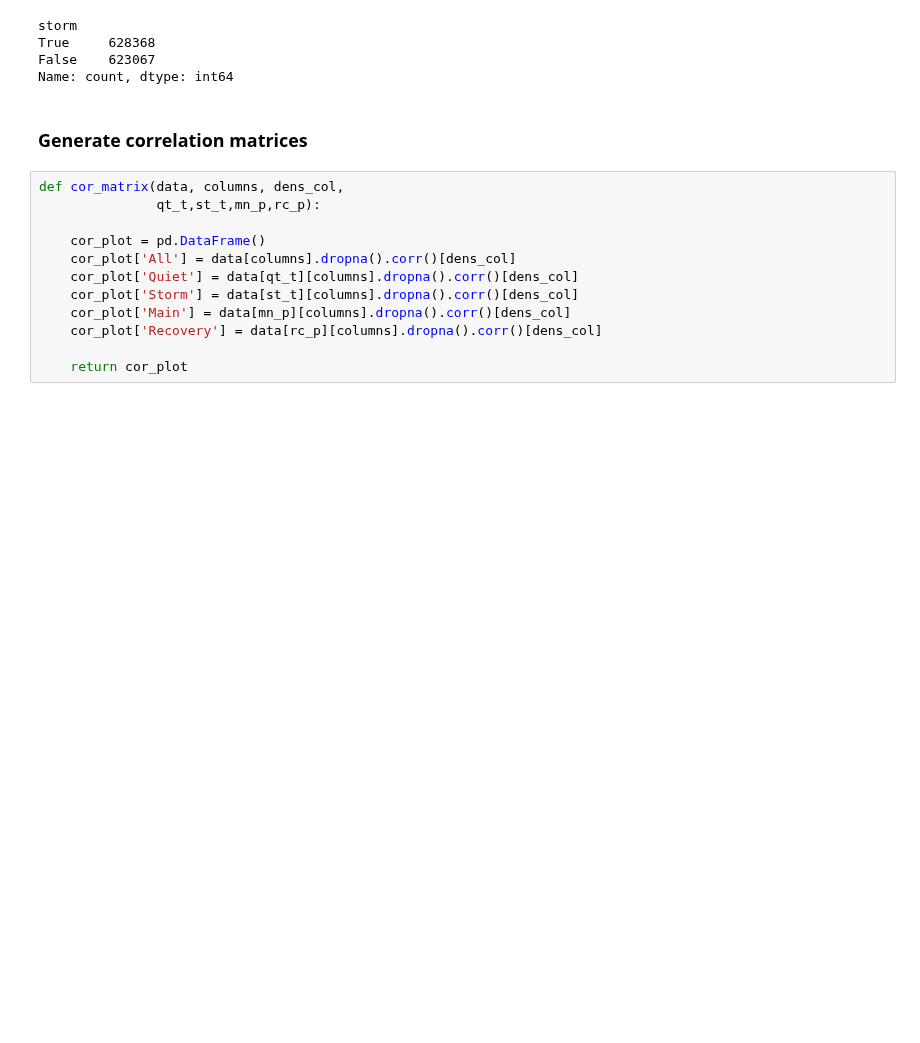
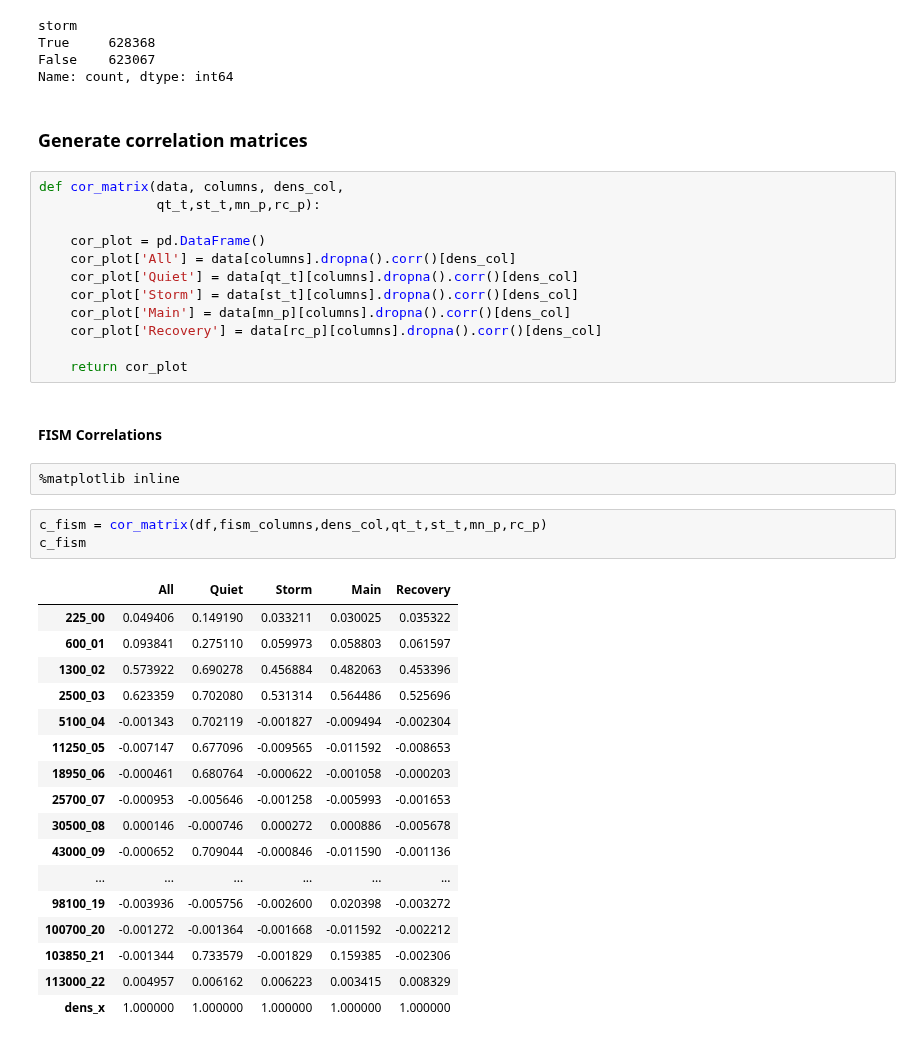
Before and after one commit to kylermurphy/SatDrag, a Jupyter notebook: Notebooks/Coor_database_v3.ipynb, the cells around one changed output. Cells and saved outputs as stored; diff of their text form; blank space fills up the shorter version.

```diff
--- a/Notebooks/Coor_database_v3.ipynb
+++ b/Notebooks/Coor_database_v3.ipynb
@@ -73,3 +72,28 @@ def cor_matrix(data, columns, dens_col,
     cor_plot['Recovery'] = data[rc_p][columns].dropna().corr()[dens_col]
 
     return cor_plot
+# %% [markdown]
+#### FISM Correlations
+# %%
+%matplotlib inline
+# %%
+c_fism = cor_matrix(df,fism_columns,dens_col,qt_t,st_t,mn_p,rc_p)
+c_fism
+# %% [output]
+|  | All | Quiet | Storm | Main | Recovery |
+| 225_00 | 0.049406 | 0.149190 | 0.033211 | 0.030025 | 0.035322 |
+| 600_01 | 0.093841 | 0.275110 | 0.059973 | 0.058803 | 0.061597 |
+| 1300_02 | 0.573922 | 0.690278 | 0.456884 | 0.482063 | 0.453396 |
+| 2500_03 | 0.623359 | 0.702080 | 0.531314 | 0.564486 | 0.525696 |
+| 5100_04 | -0.001343 | 0.702119 | -0.001827 | -0.009494 | -0.002304 |
+| 11250_05 | -0.007147 | 0.677096 | -0.009565 | -0.011592 | -0.008653 |
+| 18950_06 | -0.000461 | 0.680764 | -0.000622 | -0.001058 | -0.000203 |
+| 25700_07 | -0.000953 | -0.005646 | -0.001258 | -0.005993 | -0.001653 |
+| 30500_08 | 0.000146 | -0.000746 | 0.000272 | 0.000886 | -0.005678 |
+| 43000_09 | -0.000652 | 0.709044 | -0.000846 | -0.011590 | -0.001136 |
+| ... | ... | ... | ... | ... | ... |
+| 98100_19 | -0.003936 | -0.005756 | -0.002600 | 0.020398 | -0.003272 |
+| 100700_20 | -0.001272 | -0.001364 | -0.001668 | -0.011592 | -0.002212 |
+| 103850_21 | -0.001344 | 0.733579 | -0.001829 | 0.159385 | -0.002306 |
+| 113000_22 | 0.004957 | 0.006162 | 0.006223 | 0.003415 | 0.008329 |
+| dens_x | 1.000000 | 1.000000 | 1.000000 | 1.000000 | 1.000000 |
```
Also changed, not shown: parts of 4 cells of this notebook.
